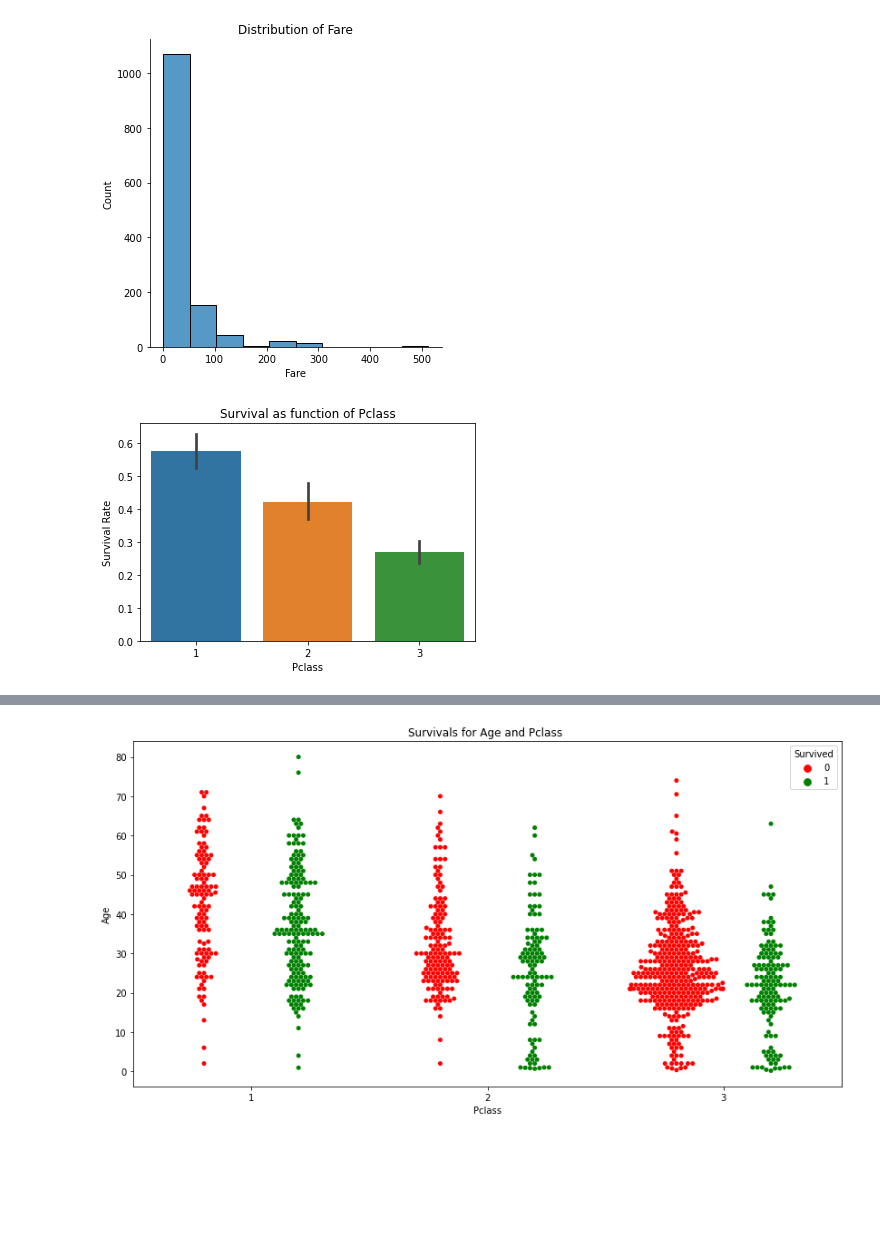
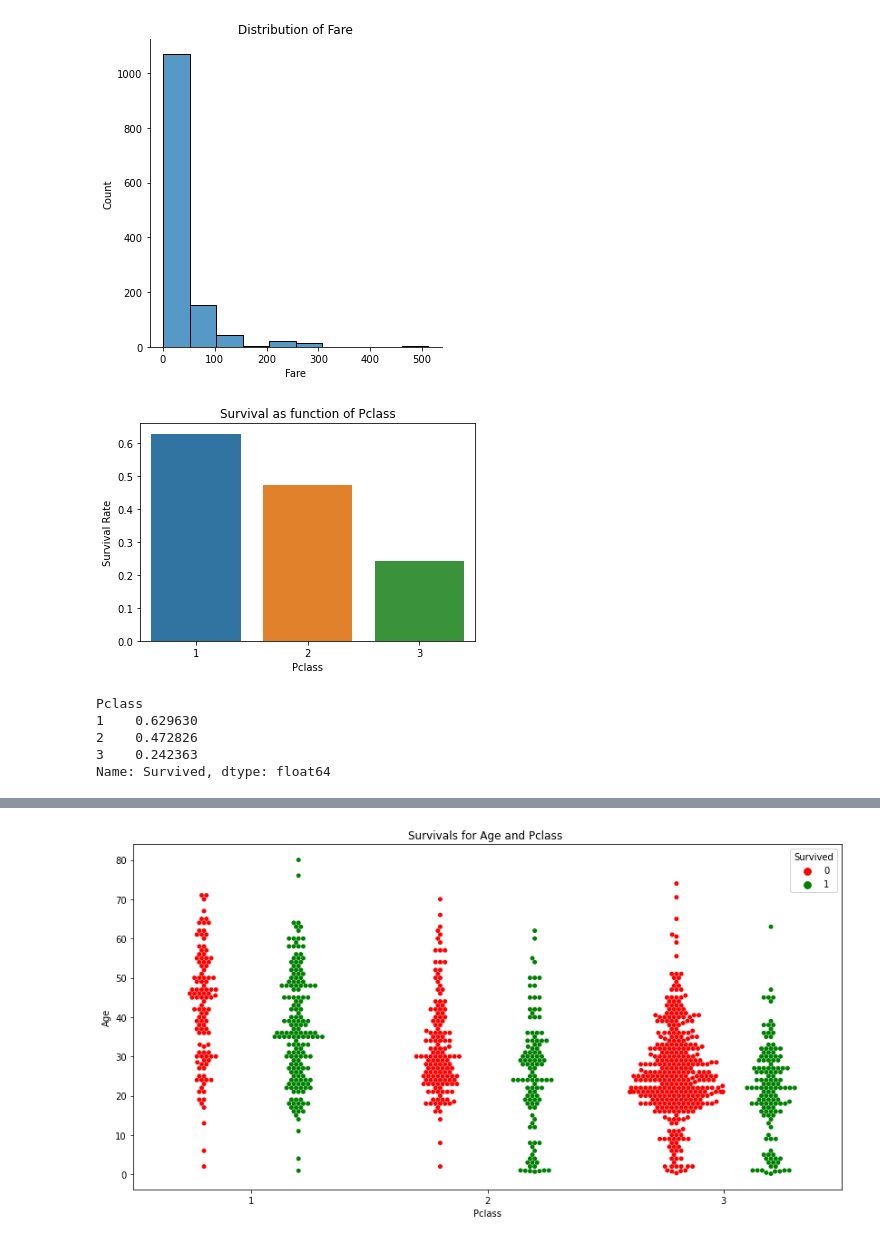
Before and after one commit to chanyadeshani/Group8, a Jupyter notebook: submit_assignment.ipynb, the cells around one changed output, grey strips where cells are left out. Saved outputs shown, nothing was run; the diff lists cells and outputs as text; code cells hidden in the pictures; blank space fills up the shorter version.

```diff
--- a/submit_assignment.ipynb
+++ b/submit_assignment.ipynb
@@ -240,9 +279,19 @@ sns.displot(train_df['Fare'], kde=False, bins=10).set(
 # %% [output]
 [figure]
 # %%
-sns.barplot(x='Pclass', y='Survived', data=train_df)
+sns.barplot(x='Pclass', y='Survived', data=df_train,ci = None)
 plt.ylabel("Survival Rate")
 plt.title("Survival as function of Pclass")
 plt.show()
 # %% [output]
-[figure, old version]
+[figure, new version]
+# %%
+survived_by_class = df_train.groupby('Pclass')['Survived'].mean()
+
+survived_by_class
+# %% [output]
+Pclass
+1    0.629630
+2    0.472826
+3    0.242363
+Name: Survived, dtype: float64
```
Also changed, not shown: parts of 14 cells of this notebook.
